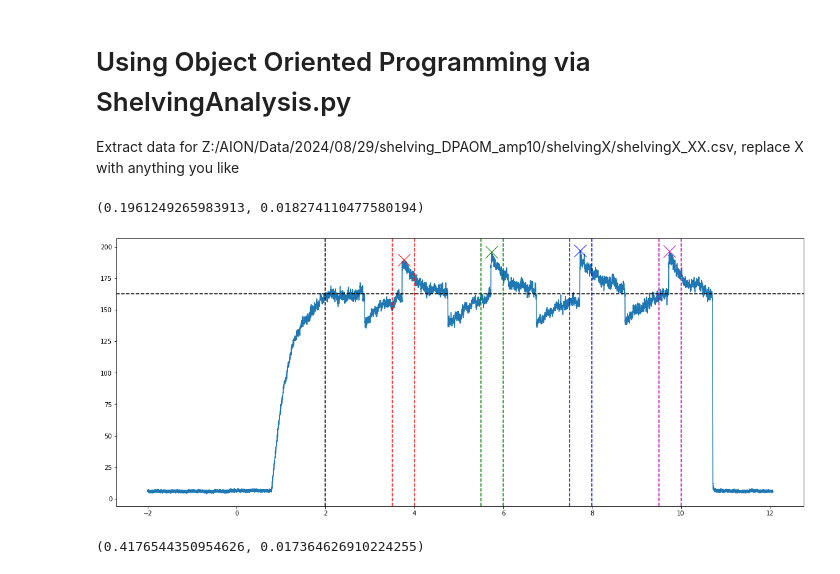
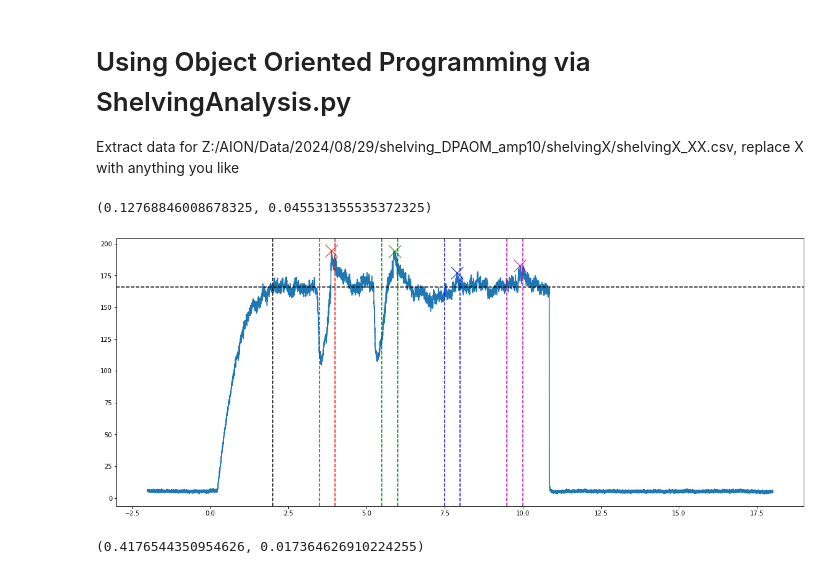
Before and after one commit to hsuchungchuan/Projects, a Jupyter notebook: Red MOT Shelving Data Analysis 20240917/ShelvingDataAnalysisSampleShelvingForDifferentMagneticFieldGradients.ipynb, the cells around one changed output. Drawn from its saved outputs; the diff is of its cells as text; code cells hidden in the pictures.

Commit message:
cleaned up 50A data

```diff
--- a/Red MOT Shelving Data Analysis 20240917/ShelvingDataAnalysisSampleShelvingForDifferentMagneticFieldGradients.ipynb
+++ b/Red MOT Shelving Data Analysis 20240917/ShelvingDataAnalysisSampleShelvingForDifferentMagneticFieldGradients.ipynb
@@ -5,25 +5,25 @@ Extract data for Z:/AION/Data/2024/08/29/shelving_DPAOM_amp10/shelvingX/shelving
 # %%
 import numpy as np
 import matplotlib.pyplot as plt
 import matplotlib as mpl
 import pandas as pd
 from scipy.signal import find_peaks
 from ShelvingAnalysis import ShelvingAnalysis
 
 main_directory_path = "Z:/AION/Data/2024/09/12/"
-sub_directory_path = "shelving75A/"
-dataset_path = "shelving1/" #change here
-data_path = "shelving1_mirny435.csv" #change here
+sub_directory_path = "shelving50A/"
+dataset_path = "shelving6/" #change here
+data_path = "shelving6_07.csv" #change here
 
 file_path = main_directory_path + sub_directory_path + dataset_path + data_path
 
 ShelvingAnalysisInstance = ShelvingAnalysis(file_path)
 ShelvingAnalysisInstance.extract_data()
 ShelvingAnalysisInstance.extract_ROI_peaks(plot=True)
 ShelvingAnalysisInstance.extract_shelving_intensity()
 # %% [output]
-(0.1961249265983913, 0.018274110477580194)
+(0.12768846008678325, 0.045531355535372325)
-[figure, old version]
+[figure, new version]
 # %%
 import numpy as np
 import matplotlib.pyplot as plt
```
Also changed, not shown: 1 other file.
